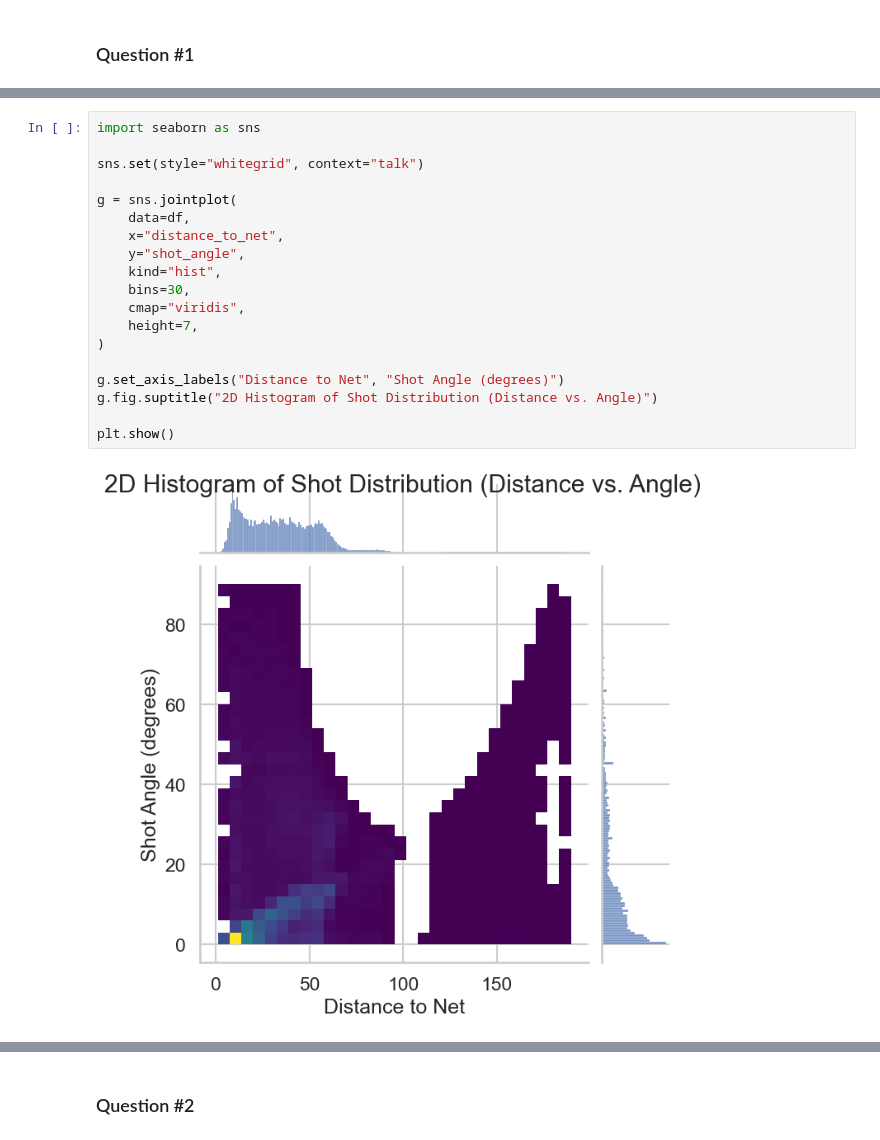
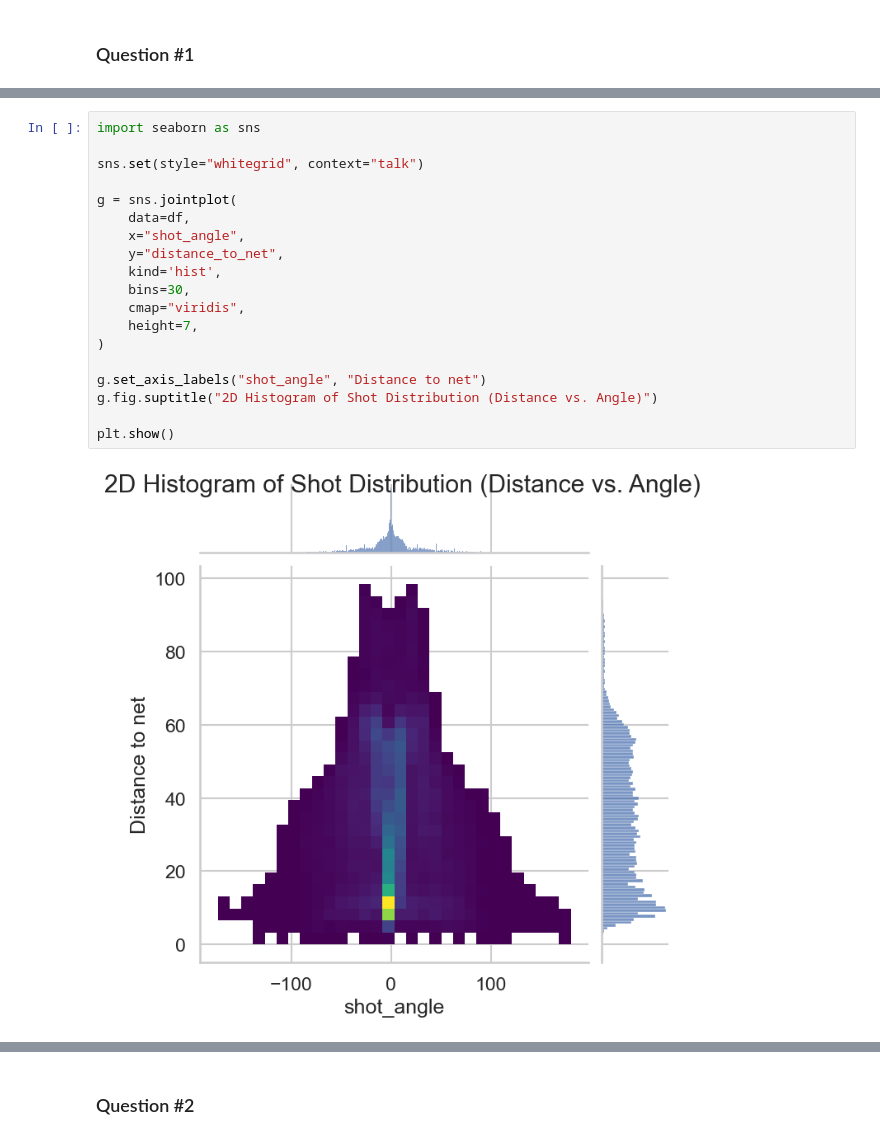
Before and after one commit to d1amondb0t/ift-6758-m1, a Jupyter notebook: notebooks/feature_engineering_one.ipynb, the cells around one changed output, grey strips where cells are left out. Cells and saved outputs as stored; diff of their text form.

```diff
--- a/notebooks/feature_engineering_one.ipynb
+++ b/notebooks/feature_engineering_one.ipynb
@@ -50,21 +67,21 @@ plt.show()
 # %%
 import seaborn as sns
 
 sns.set(style="whitegrid", context="talk")
 
 g = sns.jointplot(
     data=df,
-    x="distance_to_net",
-    y="shot_angle",
-    kind="hist",
+    x="shot_angle",
+    y="distance_to_net",
+    kind='hist',
     bins=30,
     cmap="viridis",
     height=7,
 )
 
-g.set_axis_labels("Distance to Net", "Shot Angle (degrees)")
+g.set_axis_labels("shot_angle", "Distance to net")
 g.fig.suptitle("2D Histogram of Shot Distribution (Distance vs. Angle)")
 
 plt.show()
 # %% [output]
-[figure, old version]
+[figure, new version]
```
Also changed, not shown: parts of 9 cells of this notebook, 1 other file.
